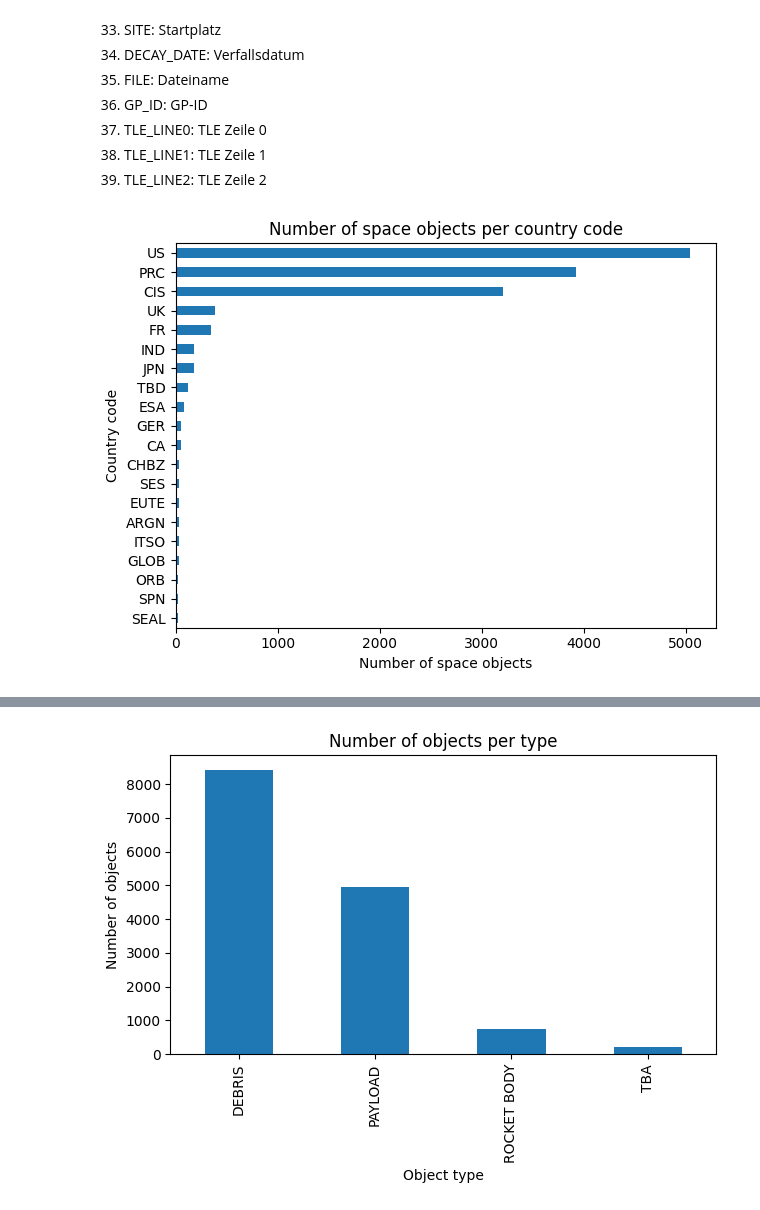
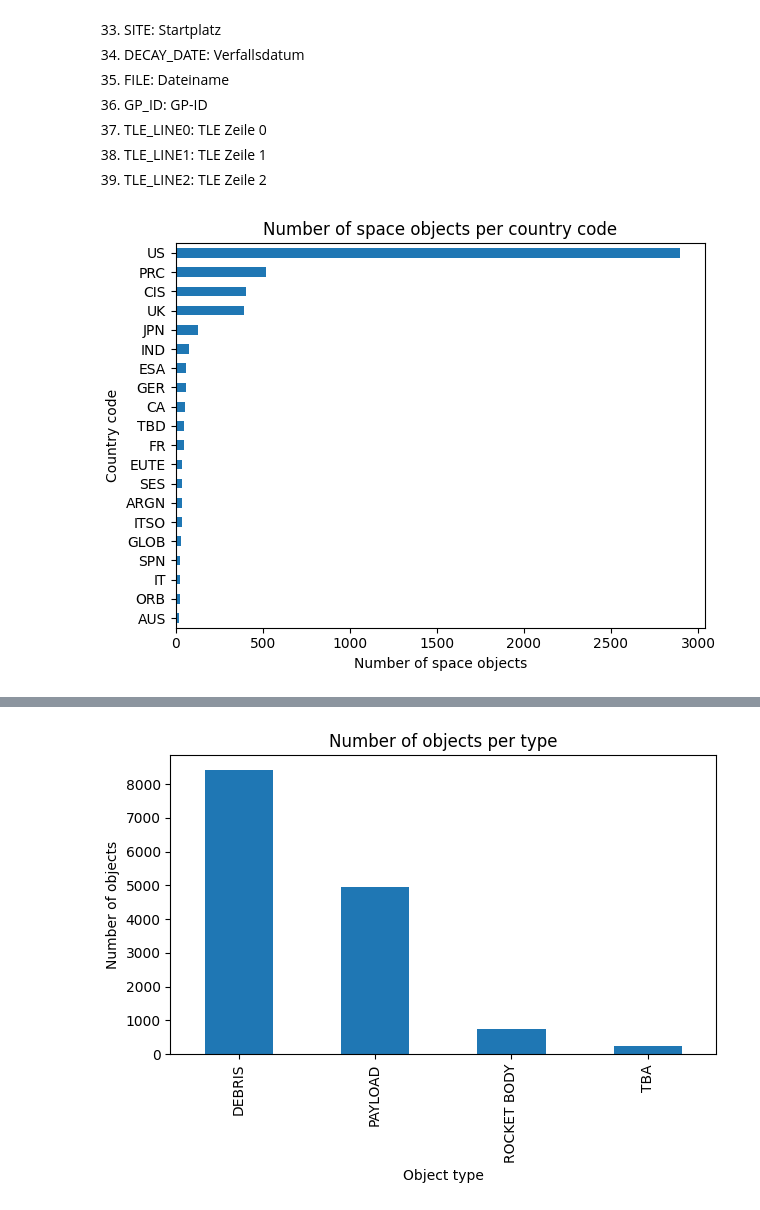
Before and after one commit to msi-se/stochastik-team7, a Jupyter notebook: satelite/satelite.ipynb, the cells around one changed output, grey strips where cells are left out. Drawn from its saved outputs; the diff is of its cells as text; code cells hidden in the pictures.

```diff
--- a/satelite/satelite.ipynb
+++ b/satelite/satelite.ipynb
@@ -45,19 +45,19 @@ Datensatz: https://www.kaggle.com/datasets/kandhalkhandeka/satellites-and-debris
 # %%
 import pandas as pd
 import matplotlib.pyplot as plt
 
 df = pd.read_csv('space_decay.csv')
-df = df.drop_duplicates(subset='OBJECT_ID')
+df_without_duplicates = df.drop_duplicates(subset='OBJECT_NAME')
 
 # plot number of space objects per country_code only for the top 10 countries
 # df['COUNTRY_CODE'].value_counts(ascending=True).tail(20).plot(kind='barh')
 
-df['COUNTRY_CODE'].value_counts(ascending=True).tail(20).plot(kind='barh')
+df_without_duplicates['COUNTRY_CODE'].value_counts(ascending=True).tail(20).plot(kind='barh')
 plt.xlabel('Number of space objects')
 plt.ylabel('Country code')
 plt.title('Number of space objects per country code')
 plt.tight_layout()
 plt.show()
 # %% [output]
-[figure, old version]
+[figure, new version]
 # %%
```
Also changed, not shown: parts of 11 cells of this notebook.
